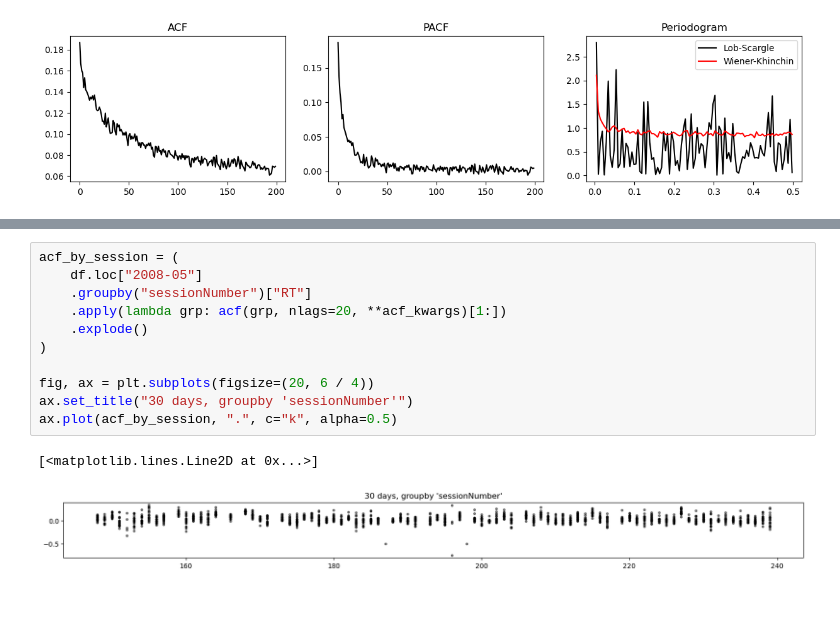
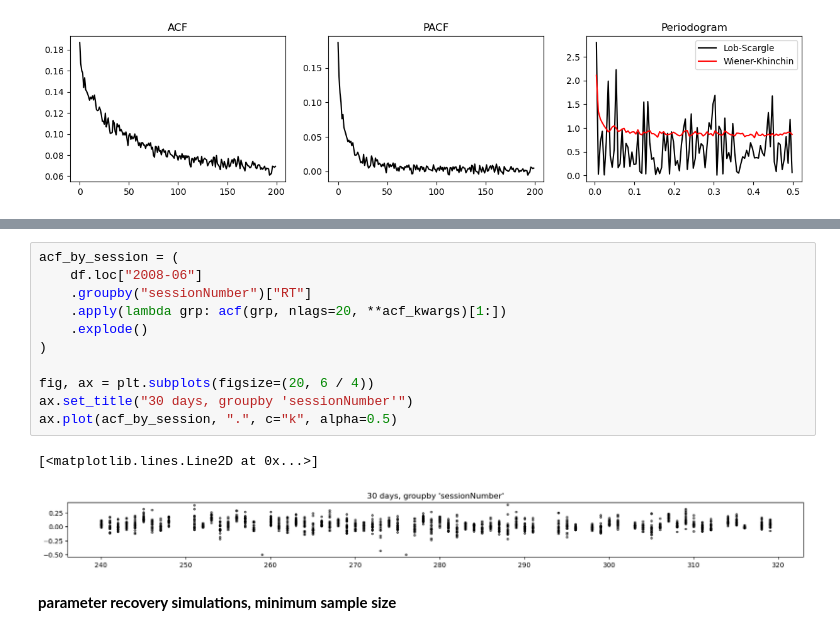
Before and after one commit to griegner/drift-diffusion, a Jupyter notebook: examples/03-reinagel-2013-dataset.ipynb, the cells around one changed output, grey strips where cells are left out. Cells and saved outputs as stored; diff of their text form; blank space fills up the shorter version.

```diff
--- a/examples/03-reinagel-2013-dataset.ipynb
+++ b/examples/03-reinagel-2013-dataset.ipynb
@@ -170,14 +148,16 @@ axs[3].plot(acf_groupby(df.loc["2008-05-01 07"]["RT"], "10min"), ".", c="k", alp
 # %%
 acf_by_session = (
-    df.loc["2008-05"]
+    df.loc["2008-06"]
     .groupby("sessionNumber")["RT"]
     .apply(lambda grp: acf(grp, nlags=20, **acf_kwargs)[1:])
     .explode()
 )
 
 fig, ax = plt.subplots(figsize=(20, 6 / 4))
 ax.set_title("30 days, groupby 'sessionNumber'")
 ax.plot(acf_by_session, ".", c="k", alpha=0.5)
 # %% [output]
 [<matplotlib.lines.Line2D at 0x...>]
-[figure, old version]
+[figure, new version]
+# %% [markdown]
+**parameter recovery simulations, minimum sample size**
```
Also changed, not shown: parts of 11 cells of this notebook, 7 other files.
